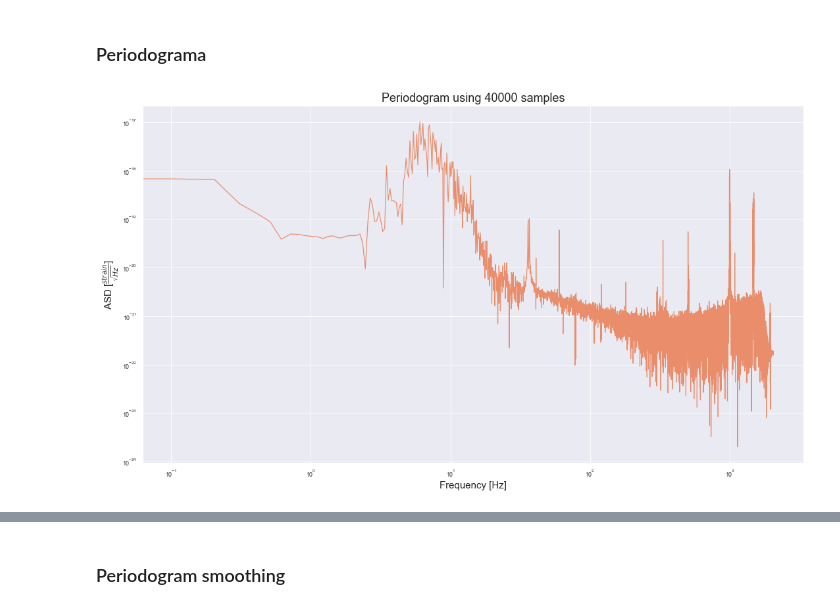
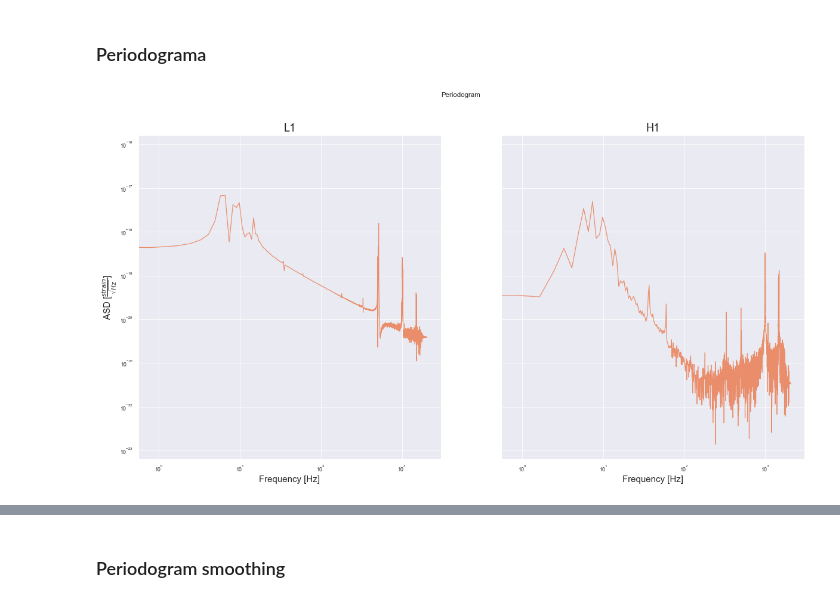
Before and after one commit to asp-image-dsp/asp-tp1, a Jupyter notebook: notebooks/report.ipynb, the cells around one changed output, grey strips where cells are left out. Saved outputs shown, nothing was run; the diff lists cells and outputs as text; code cells hidden in the pictures.

```diff
--- a/notebooks/report.ipynb
+++ b/notebooks/report.ipynb
@@ -192,6 +192,36 @@ def plot_asd(psd, fs, title):
     plt.autoscale(True, axis='y')
     plt.grid()
     plt.show()
+# %%
+def plot_dual_asd(l1_psd, h1_psd, fs, title):
+    """ Plot the Amplitude Spectral Density (ASD)
+        @param l1_psd L1 power spectral density
+        @param h1_psd H1 power spectral density
+        @param fs Sampling frequency
+        @param title Title of the plot
+    """
+    # Use only the positive side of the spectrum
+    l1_psd = l1_psd[0:len(l1_psd) // 2 + 1]
+    h1_psd = h1_psd[0:len(h1_psd) // 2 + 1]
+
+    # Plot the amplitude spectral density
+    fig, ax = plt.subplots(1, 2, figsize=(20,10), sharey=True)
+    fig.suptitle(title)
+
+    ax[0].loglog(np.linspace(0, fs / 2, num=len(l1_psd)), np.sqrt(l1_psd))
+    ax[0].set_title('L1', fontsize=18)
+    ax[0].set_xlabel('Frequency [Hz]', fontsize=15)
+    ax[0].set_ylabel('ASD [$\\frac{strain}{\sqrt{Hz}}$]', fontsize=15)
+    ax[0].autoscale(True, axis='y')
+    ax[0].grid()
+
+    ax[1].loglog(np.linspace(0, fs / 2, num=len(h1_psd)), np.sqrt(h1_psd))
+    ax[1].set_title('H1', fontsize=18)
+    ax[1].set_xlabel('Frequency [Hz]', fontsize=15)
+    ax[1].autoscale(True, axis='y')
+    ax[1].grid()
+
+    plt.show()
 # %% [markdown]
 ### Periodograma
 # %%
@@ -238,9 +268,10 @@ def periodogram(x: np.array, window: str = 'boxcar', one_sided: bool = True) ->
 
     return Rx
 # %%
-### Compute the periodogram and plot it
-N = 40000
+# Compute the periodogram and plot it
+N = 5000
 h1_32_psd = periodogram(h1_32_samples[0:N], window='boxcar', one_sided=False)
-plot_asd(h1_32_psd, 1 / h1_32_ts, f'Periodogram using {N} samples')
+l1_32_psd = periodogram(l1_32_samples[0:N], window='boxcar', one_sided=False)
+plot_dual_asd(l1_32_psd, h1_32_psd, 1 / h1_32_ts, 'Periodogram')
 # %% [output]
-[figure, old version]
+[figure, new version]
```
Also changed, not shown: parts of 11 cells of this notebook.
